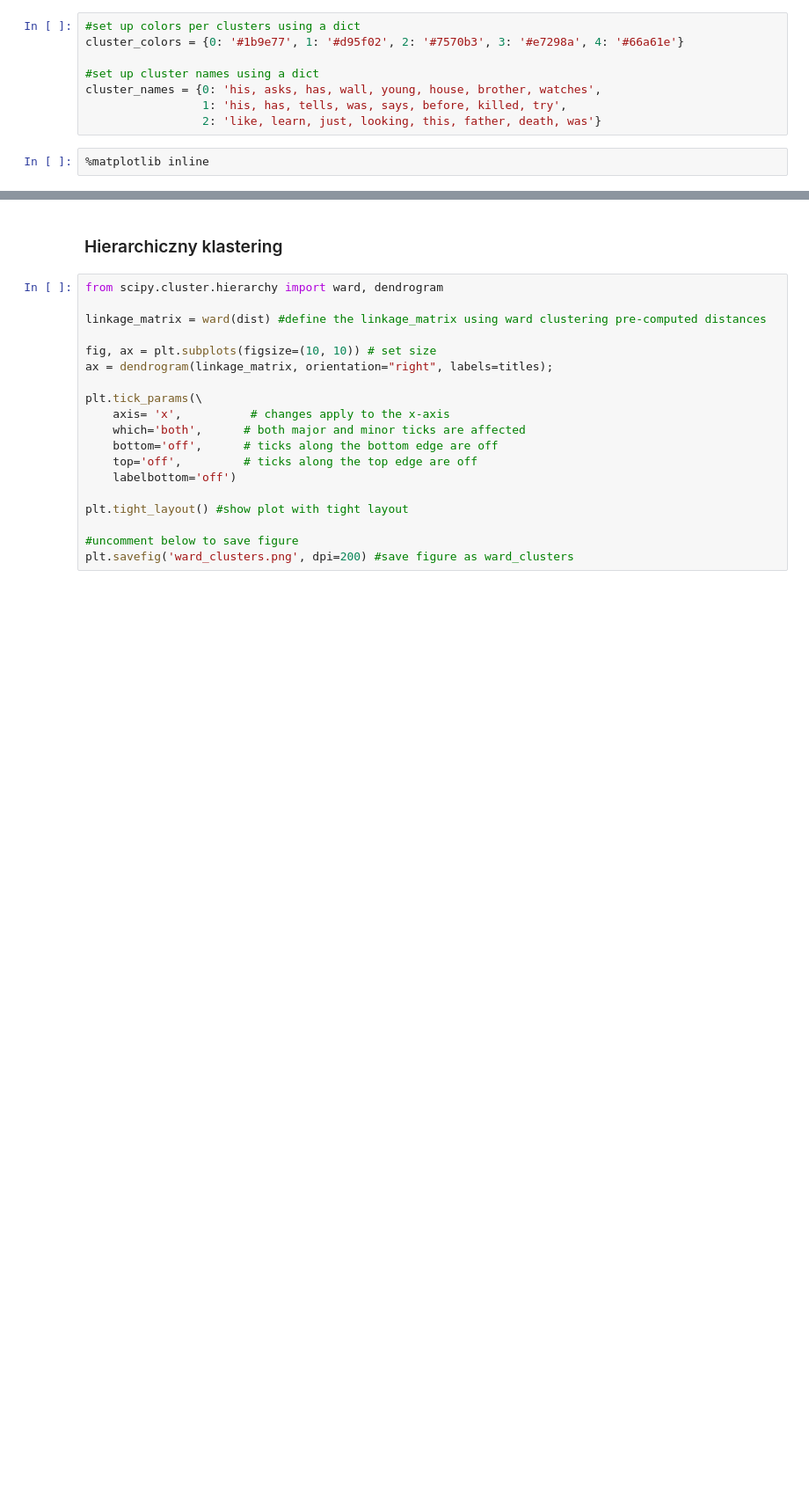
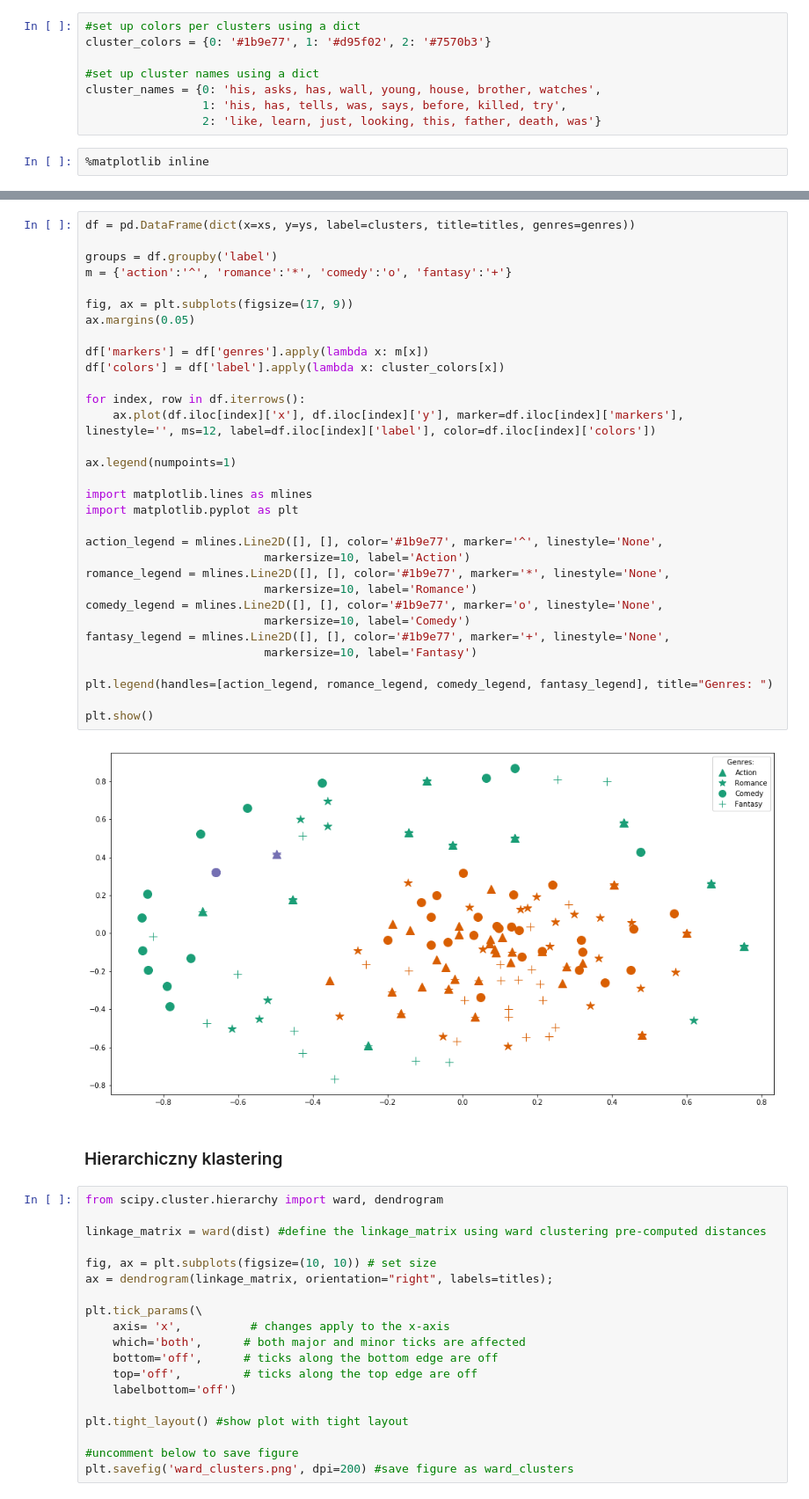
Before and after one commit to MartaKapielska/IMDBScraper, a Jupyter notebook: Synapses_Movies_Analysis.ipynb, the cells around one changed output, grey strips where cells are left out. Shown at 88% size. Drawn from its saved outputs; the diff is of its cells as text; blank space fills up the shorter version.

```diff
--- a/Synapses_Movies_Analysis.ipynb
+++ b/Synapses_Movies_Analysis.ipynb
@@ -329,7 +329,7 @@ def strip_proppers_POS(text):
 ## Wizualizacja klasteringu
 # %%
 #set up colors per clusters using a dict
-cluster_colors = {0: '#1b9e77', 1: '#d95f02', 2: '#7570b3', 3: '#e7298a', 4: '#66a61e'}
+cluster_colors = {0: '#1b9e77', 1: '#d95f02', 2: '#7570b3'}
 
 #set up cluster names using a dict
 cluster_names = {0: 'his, asks, has, wall, young, house, brother, watches',
@@ -388,3 +340,37 @@ http://pandas.pydata.org/pandas-docs/stable/indexing.html#ix-indexer-is-deprecat
+# %%
+df = pd.DataFrame(dict(x=xs, y=ys, label=clusters, title=titles, genres=genres))
+
+groups = df.groupby('label')
+m = {'action':'^', 'romance':'*', 'comedy':'o', 'fantasy':'+'}
+
+fig, ax = plt.subplots(figsize=(17, 9))
+ax.margins(0.05)
+
+df['markers'] = df['genres'].apply(lambda x: m[x])
+df['colors'] = df['label'].apply(lambda x: cluster_colors[x])
+
+for index, row in df.iterrows():
+    ax.plot(df.iloc[index]['x'], df.iloc[index]['y'], marker=df.iloc[index]['markers'], linestyle='', ms=12, label=df.iloc[index]['label'], color=df.iloc[index]['colors'])
+
+ax.legend(numpoints=1)
+
+import matplotlib.lines as mlines
+import matplotlib.pyplot as plt
+
+action_legend = mlines.Line2D([], [], color='#1b9e77', marker='^', linestyle='None',
+                          markersize=10, label='Action')
+romance_legend = mlines.Line2D([], [], color='#1b9e77', marker='*', linestyle='None',
+                          markersize=10, label='Romance')
+comedy_legend = mlines.Line2D([], [], color='#1b9e77', marker='o', linestyle='None',
+                          markersize=10, label='Comedy')
+fantasy_legend = mlines.Line2D([], [], color='#1b9e77', marker='+', linestyle='None',
+                          markersize=10, label='Fantasy')
+
+plt.legend(handles=[action_legend, romance_legend, comedy_legend, fantasy_legend], title="Genres: ")
+
+plt.show()
+# %% [output]
+[figure, added]
 # %% [markdown]
 ### Hierarchiczny klastering
 # %%
```
Also changed, not shown: parts of 1 cell of this notebook.
